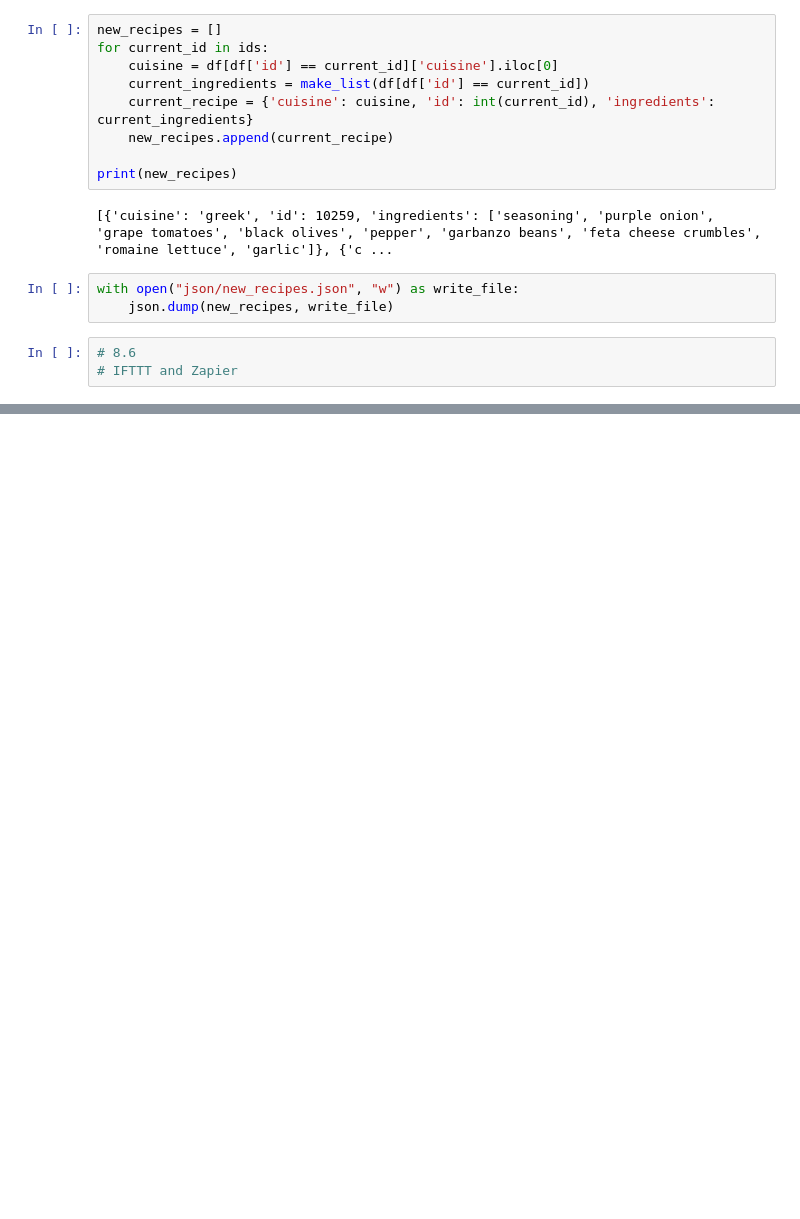
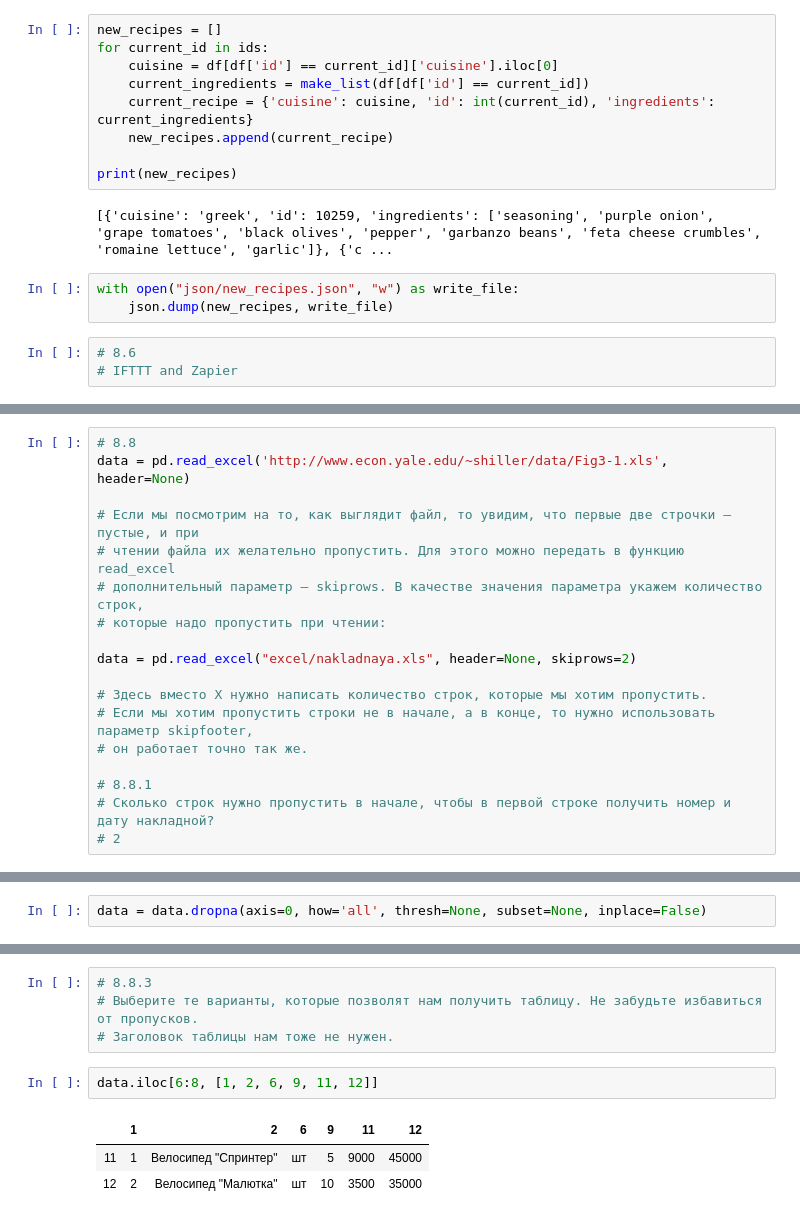
Before and after one commit to islonik/ds, a Jupyter notebook: notebooks/b8.ipynb, the cells around one changed output, grey strips where cells are left out. Drawn from its saved outputs; the diff is of its cells as text; blank space fills up the shorter version.

```diff
--- a/notebooks/b8.ipynb
+++ b/notebooks/b8.ipynb
@@ -254,0 +313,18 @@ with open("json/new_recipes.json", "w") as write_file:
+# %%
+# 8.8
+data = pd.read_excel('http://www.econ.yale.edu/~shiller/data/Fig3-1.xls', header=None)
+
+# Если мы посмотрим на то, как выглядит файл, то увидим, что первые две строчки — пустые, и при
+# чтении файла их желательно пропустить. Для этого можно передать в функцию read_excel
+# дополнительный параметр — skiprows. В качестве значения параметра укажем количество строк,
+# которые надо пропустить при чтении:
+
+data = pd.read_excel("excel/nakladnaya.xls", header=None, skiprows=2)
+
+# Здесь вместо X нужно написать количество строк, которые мы хотим пропустить.
+# Если мы хотим пропустить строки не в начале, а в конце, то нужно использовать параметр skipfooter,
+# он работает точно так же.
+
+# 8.8.1
+# Сколько строк нужно пропустить в начале, чтобы в первой строке получить номер и дату накладной?
+# 2
@@ -254,0 +338,2 @@ with open("json/new_recipes.json", "w") as write_file:
+# %%
+data = data.dropna(axis=0, how='all', thresh=None, subset=None, inplace=False)
@@ -254,0 +361,10 @@ with open("json/new_recipes.json", "w") as write_file:
+# %%
+# 8.8.3
+# Выберите те варианты, которые позволят нам получить таблицу. Не забудьте избавиться от пропусков.
+# Заголовок таблицы нам тоже не нужен.
+# %%
+data.iloc[6:8, [1, 2, 6, 9, 11, 12]]
+# %% [output]
+|  | 1 | 2 | 6 | 9 | 11 | 12 |
+| 11 | 1 | Велосипед "Спринтер" | шт | 5 | 9000 | 45000 |
+| 12 | 2 | Велосипед "Малютка" | шт | 10 | 3500 | 35000 |
```
Also changed, not shown: parts of 18 cells of this notebook, 3 other files.
